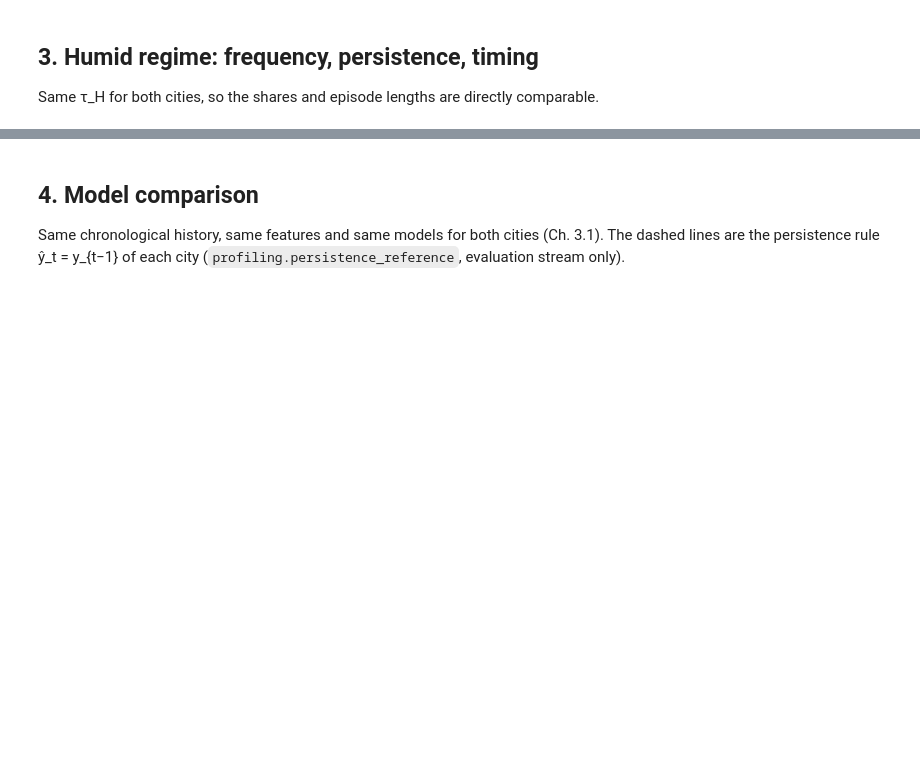
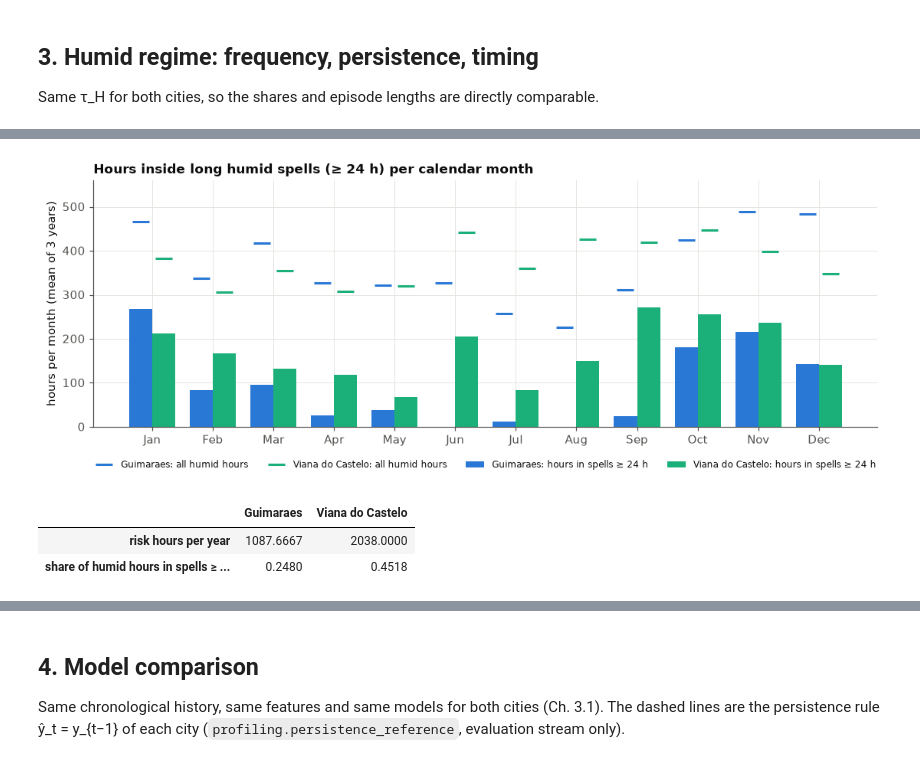
Before and after one commit to VikaMokhovikova/data_stream_mining_asnm1, a Jupyter notebook: notebooks/03_shared_comparison.ipynb, the cells around one changed output, grey strips where cells are left out. Cells and saved outputs as stored; diff of their text form; code cells hidden in the pictures; blank space fills up the shorter version.

```diff
--- a/notebooks/03_shared_comparison.ipynb
+++ b/notebooks/03_shared_comparison.ipynb
@@ -79,0 +246,33 @@ plt.show()
+# %%
+LONG_H = 24
+
+def risk_hours(p):
+    d = p["df"]
+    run_id = (d["y"] != d["y"].shift()).cumsum()
+    run_len = d.groupby(run_id)["y"].transform("size")
+    return d.assign(risk=(d["y"] == 1) & (run_len >= LONG_H), humid=d["y"] == 1)
+
+monthly = {k: risk_hours(p).groupby("month")[["humid", "risk"]].sum() / 3 for k, p in profiles.items()}   # 3 years
+fig, ax = plt.subplots(figsize=(12, 3.8))
+x = np.arange(12)
+for i, (k, color) in enumerate(zip(KEYS, CITY_COLORS)):
+    ax.bar(x + (i - 0.5) * 0.38, monthly[k]["risk"], 0.38, color=color, label=f"{NAMES[k]}: hours in spells ≥ {LONG_H} h")
+    ax.plot(x + (i - 0.5) * 0.38, monthly[k]["humid"], "_", color=color, markersize=14, markeredgewidth=2,
+            label=f"{NAMES[k]}: all humid hours")
+ax.set_xticks(x, plots.MONTHS)
+ax.set_ylabel("hours per month (mean of 3 years)")
+ax.set_title(f"Hours inside long humid spells (≥ {LONG_H} h) per calendar month", loc="left")
+ax.set_ylim(0, 560)
+ax.legend(ncol=4, fontsize=8, loc="upper center", bbox_to_anchor=(0.5, -0.1))
+plots.save(fig, cfg, "comparison_04_long_humid_spells")
+plt.show()
+
+long_tbl = pd.DataFrame({NAMES[k]: {"risk hours per year": r["risk"].sum() / 3,
+                                    "share of humid hours in spells ≥ 24 h": r["risk"].sum() / r["humid"].sum()}
+                         for k, r in ((k, risk_hours(p)) for k, p in profiles.items())})
+long_tbl
+# %% [output]
+[figure, added]
+|  | Guimaraes | Viana do Castelo |
+| risk hours per year | 1087.6667 | 2038.0000 |
+| share of humid hours in spells ≥ ... | 0.2480 | 0.4518 |
```
Also changed, not shown: parts of 55 cells of this notebook, 19 other files.
